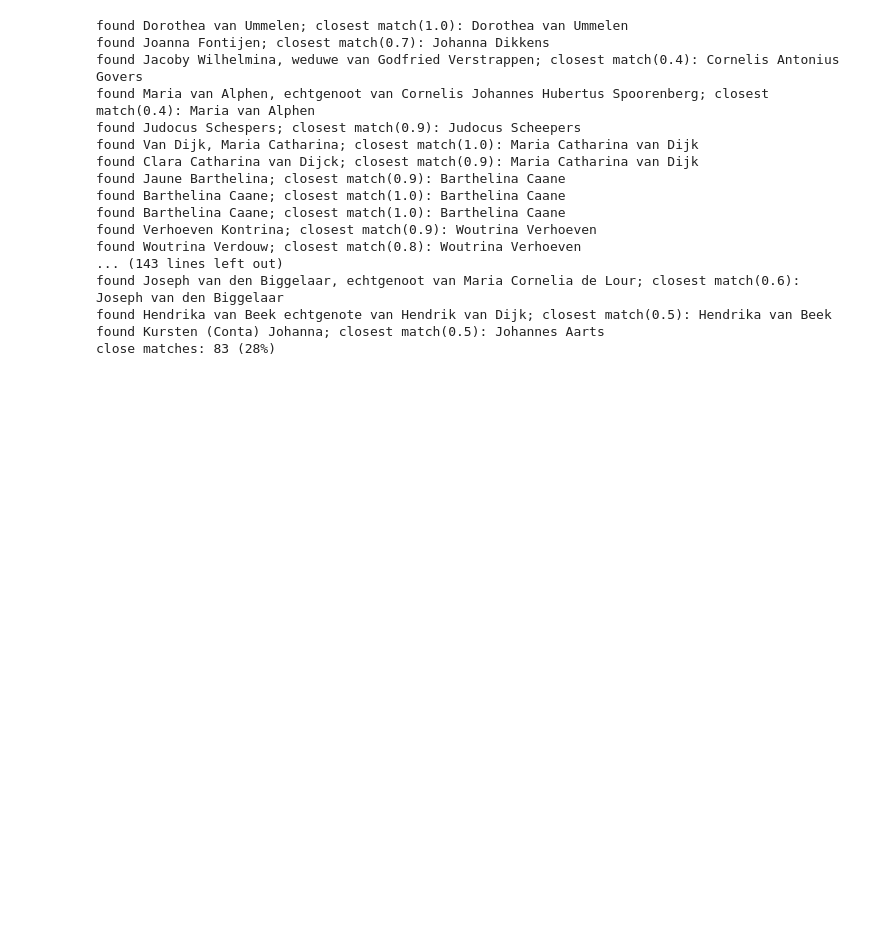
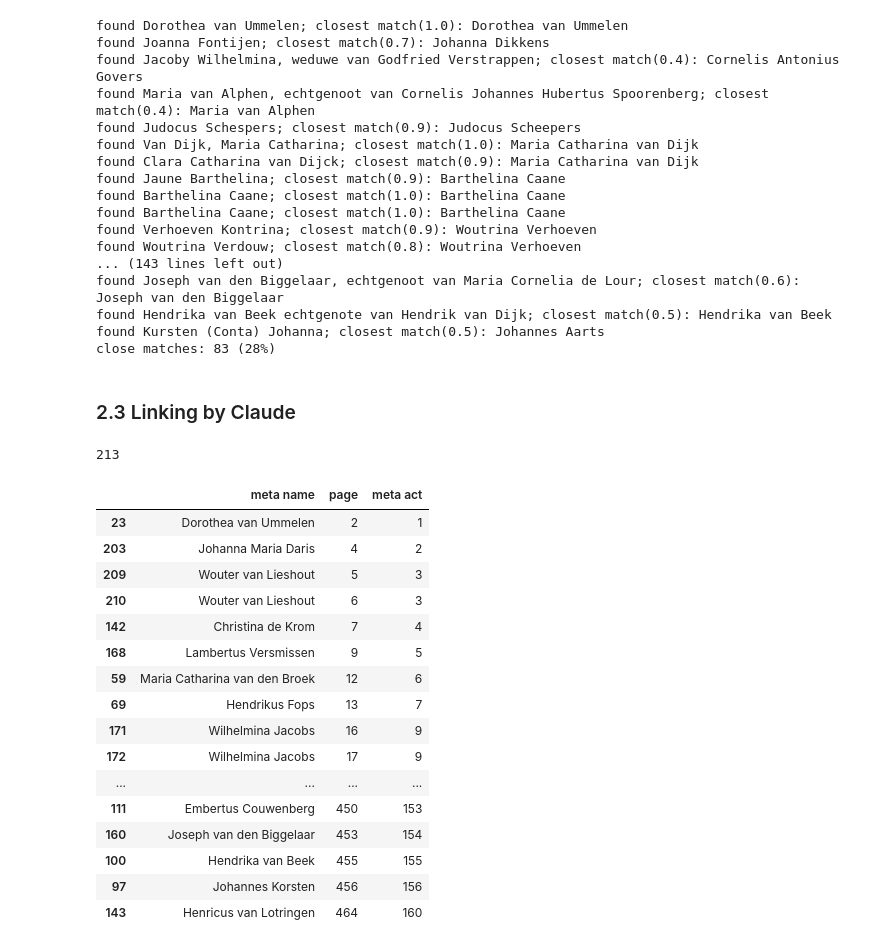
Before and after one commit to nlesc-rags2riches/bhic, a Jupyter notebook: notebooks/htr_with_claude.ipynb, the cells around one changed output. Cells and saved outputs as stored; diff of their text form; code cells hidden in the pictures; blank space fills up the shorter version.

Commit message:
claude record id htr

```diff
--- a/notebooks/htr_with_claude.ipynb
+++ b/notebooks/htr_with_claude.ipynb
@@ -354,0 +480,2 @@ claude_data[23]
+# %% [markdown]
+### 2.3 Linking by Claude
@@ -354,0 +484,28 @@ claude_data[23]
+# %%
+pd.set_option('display.max_rows', None)
+# %%
+claude_links_df = pd.read_csv("record_matches_with_act.csv")
+# claude_links_with_acts_df = pd.merge(claude_links_df, acts_df, left_on="page", right_on="page_number", how="inner")
+len(claude_links_df)#, len(claude_links_with_acts_df)
+# %% [output]
+213
+# %%
+claude_links_df[["meta name", "page", "meta act"]].sort_values(by=["page"])
+# %% [output]
+|  | meta name | page | meta act |
+| 23 | Dorothea van Ummelen | 2 | 1 |
+| 203 | Johanna Maria Daris | 4 | 2 |
+| 209 | Wouter van Lieshout | 5 | 3 |
+| 210 | Wouter van Lieshout | 6 | 3 |
+| 142 | Christina de Krom | 7 | 4 |
+| 168 | Lambertus Versmissen | 9 | 5 |
+| 59 | Maria Catharina van den Broek | 12 | 6 |
+| 69 | Hendrikus Fops | 13 | 7 |
+| 171 | Wilhelmina Jacobs | 16 | 9 |
+| 172 | Wilhelmina Jacobs | 17 | 9 |
+| ... | ... | ... | ... |
+| 111 | Embertus Couwenberg | 450 | 153 |
+| 160 | Joseph van den Biggelaar | 453 | 154 |
+| 100 | Hendrika van Beek | 455 | 155 |
+| 97 | Johannes Korsten | 456 | 156 |
+| 143 | Henricus van Lotringen | 464 | 160 |
```
Also changed, not shown: parts of 25 cells of this notebook.
